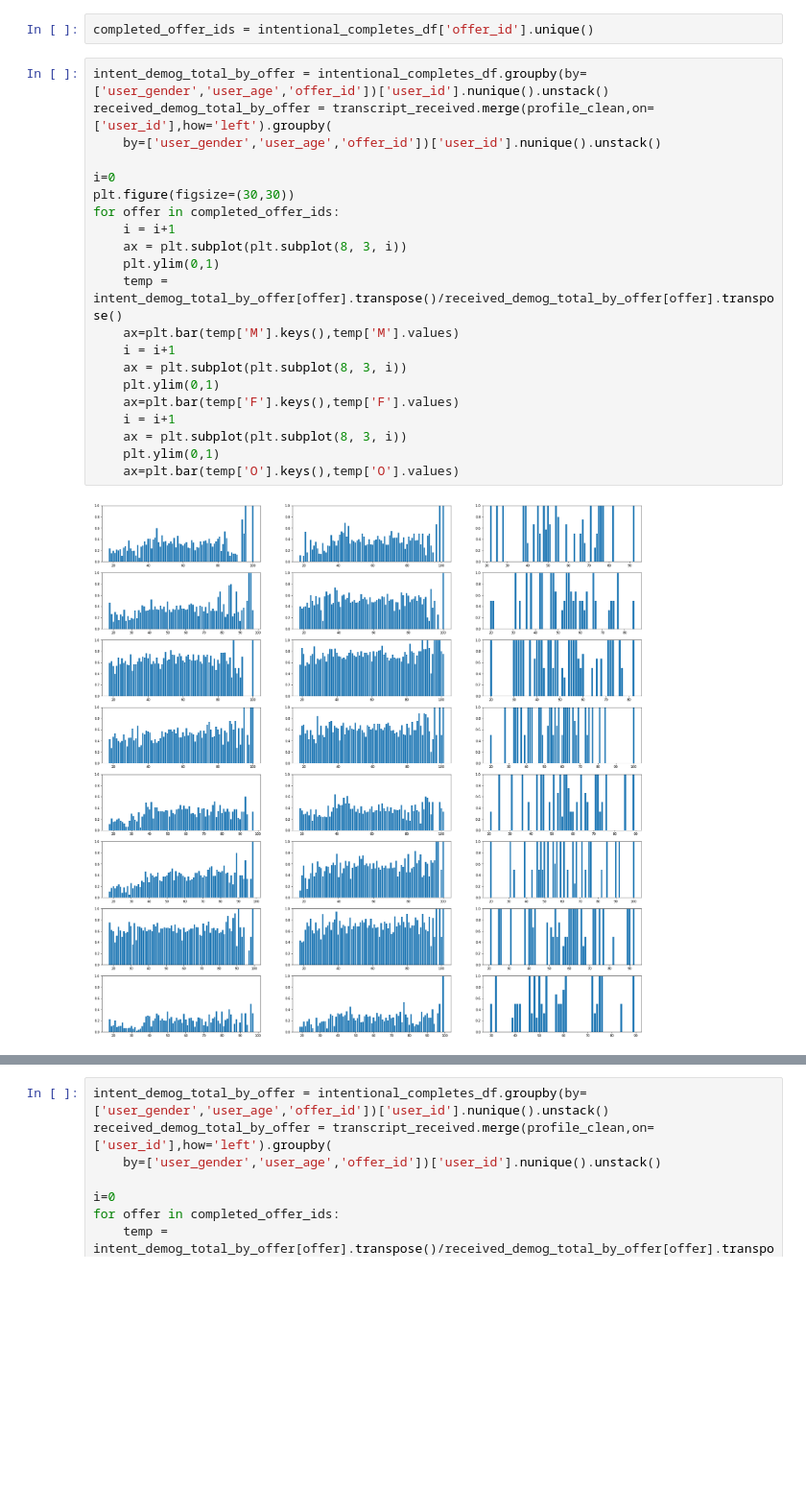
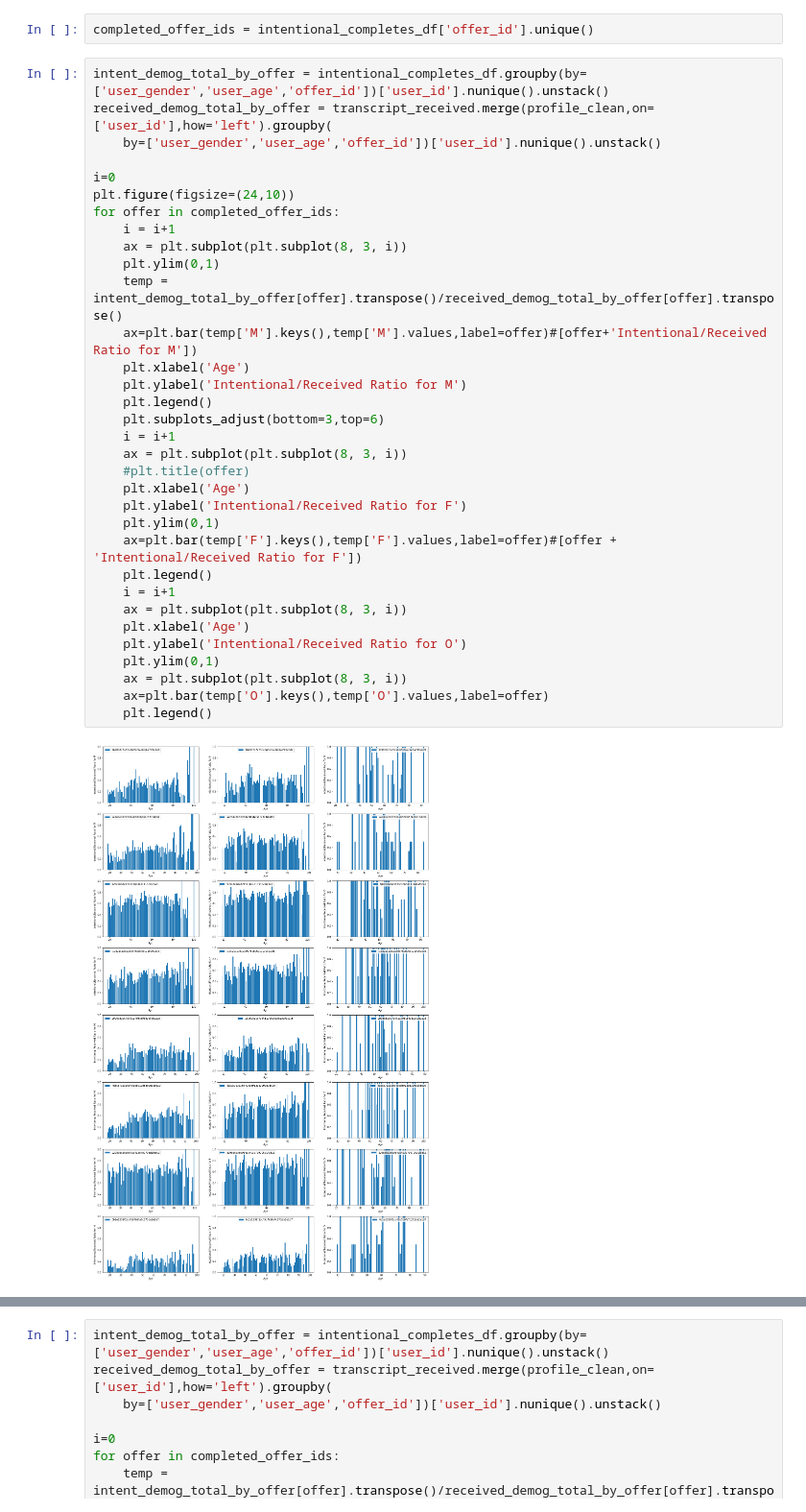
Before and after one commit to onurkapucu/Starbucks_Capstone, a Jupyter notebook: Starbucks_Capstone_notebook.ipynb, the cells around one changed output, grey strips where cells are left out. Shown at 96% size. Saved outputs shown, nothing was run; the diff lists cells and outputs as text; blank space fills up the shorter version.

```diff
--- a/Starbucks_Capstone_notebook.ipynb
+++ b/Starbucks_Capstone_notebook.ipynb
@@ -745,23 +744,35 @@ completed_offer_ids = intentional_completes_df['offer_id'].unique()
 # %%
 intent_demog_total_by_offer = intentional_completes_df.groupby(by=['user_gender','user_age','offer_id'])['user_id'].nunique().unstack()
 received_demog_total_by_offer = transcript_received.merge(profile_clean,on=['user_id'],how='left').groupby(
     by=['user_gender','user_age','offer_id'])['user_id'].nunique().unstack()
 
 i=0
-plt.figure(figsize=(30,30))
+plt.figure(figsize=(24,10))
 for offer in completed_offer_ids:
     i = i+1
     ax = plt.subplot(plt.subplot(8, 3, i))
     plt.ylim(0,1)
     temp = intent_demog_total_by_offer[offer].transpose()/received_demog_total_by_offer[offer].transpose()
-    ax=plt.bar(temp['M'].keys(),temp['M'].values)
+    ax=plt.bar(temp['M'].keys(),temp['M'].values,label=offer)#[offer+'Intentional/Received Ratio for M'])
+    plt.xlabel('Age')
+    plt.ylabel('Intentional/Received Ratio for M')
+    plt.legend()
+    plt.subplots_adjust(bottom=3,top=6)
     i = i+1
     ax = plt.subplot(plt.subplot(8, 3, i))
+    #plt.title(offer)
+    plt.xlabel('Age')
+    plt.ylabel('Intentional/Received Ratio for F')
     plt.ylim(0,1)
-    ax=plt.bar(temp['F'].keys(),temp['F'].values)
+    ax=plt.bar(temp['F'].keys(),temp['F'].values,label=offer)#[offer + 'Intentional/Received Ratio for F'])
+    plt.legend()
     i = i+1
     ax = plt.subplot(plt.subplot(8, 3, i))
+    plt.xlabel('Age')
+    plt.ylabel('Intentional/Received Ratio for O')
     plt.ylim(0,1)
-    ax=plt.bar(temp['O'].keys(),temp['O'].values)
+    ax = plt.subplot(plt.subplot(8, 3, i))
+    ax=plt.bar(temp['O'].keys(),temp['O'].values,label=offer)
+    plt.legend()
 # %% [output]
-[figure, old version]
+[figure, new version]
```
Also changed, not shown: parts of 9 cells of this notebook.
